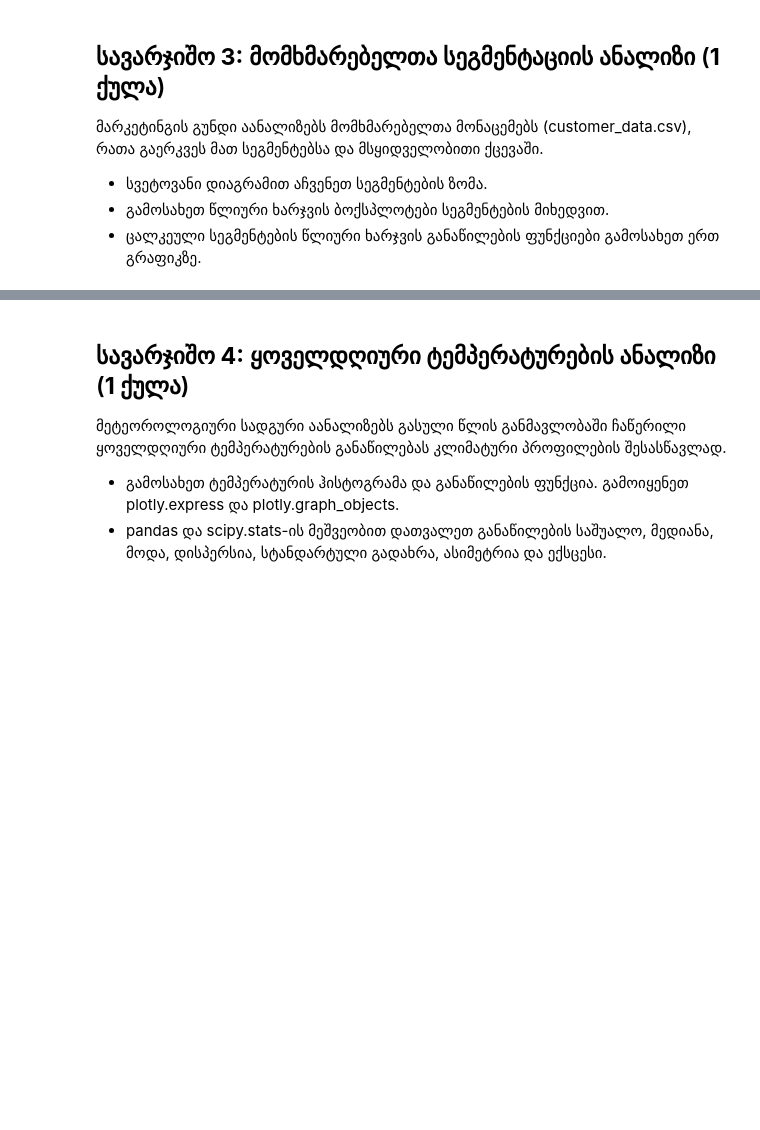
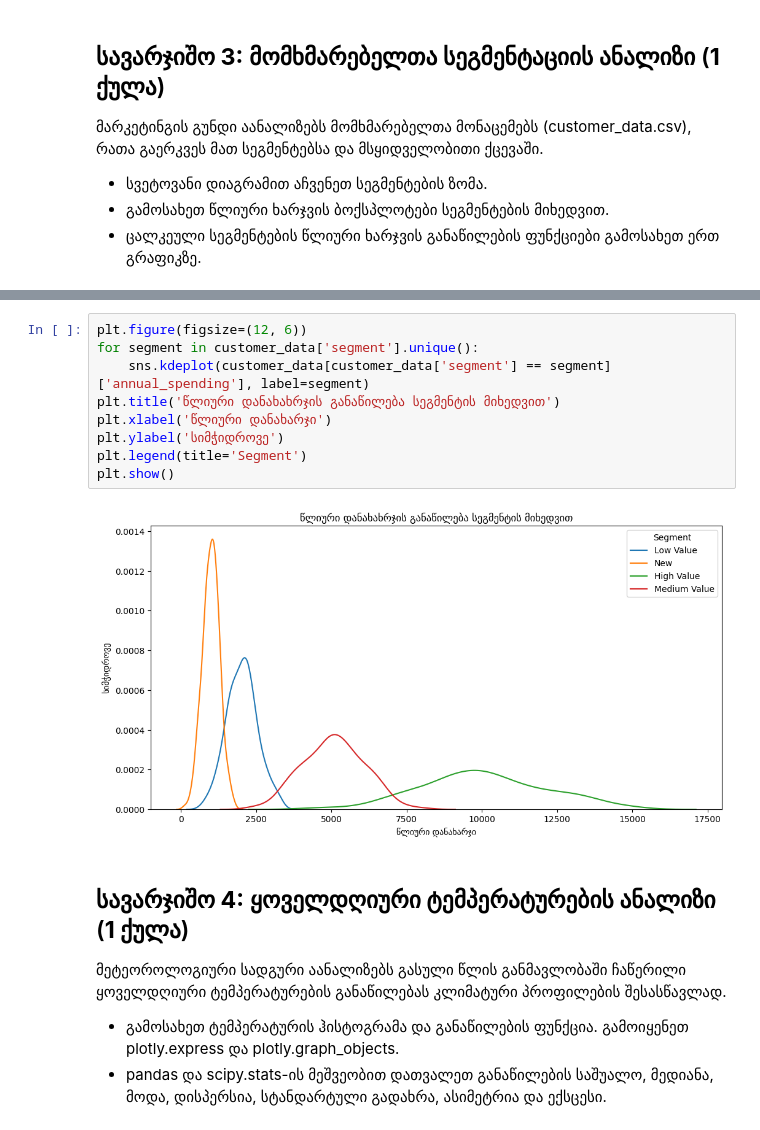
Before and after one commit to spacecowboy1998/Data_Analytics, a Jupyter notebook: HomeWork/BTU_dapy_Homework_აღდგენა3.ipynb, the cells around one changed output, grey strips where cells are left out. Saved outputs shown, nothing was run; the diff lists cells and outputs as text; blank space fills up the shorter version.

```diff
--- a/HomeWork/BTU_dapy_Homework_აღდგენა3.ipynb
+++ b/HomeWork/BTU_dapy_Homework_აღდგენა3.ipynb
@@ -60,3 +121,14 @@ else:
+# %%
+plt.figure(figsize=(12, 6))
+for segment in customer_data['segment'].unique():
+    sns.kdeplot(customer_data[customer_data['segment'] == segment]['annual_spending'], label=segment)
+plt.title('წლიური დანახახრჯის განაწილება სეგმენტის მიხედვით')
+plt.xlabel('წლიური დანახარჯი')
+plt.ylabel('სიმჭიდროვე')
+plt.legend(title='Segment')
+plt.show()
+# %% [output]
+[figure, added]
 # %% [markdown]
 ## **სავარჯიშო 4:** ყოველდღიური ტემპერატურების ანალიზი (**1 ქულა**)
 
```
Also changed, not shown: parts of 10 cells of this notebook, 12 other files.
